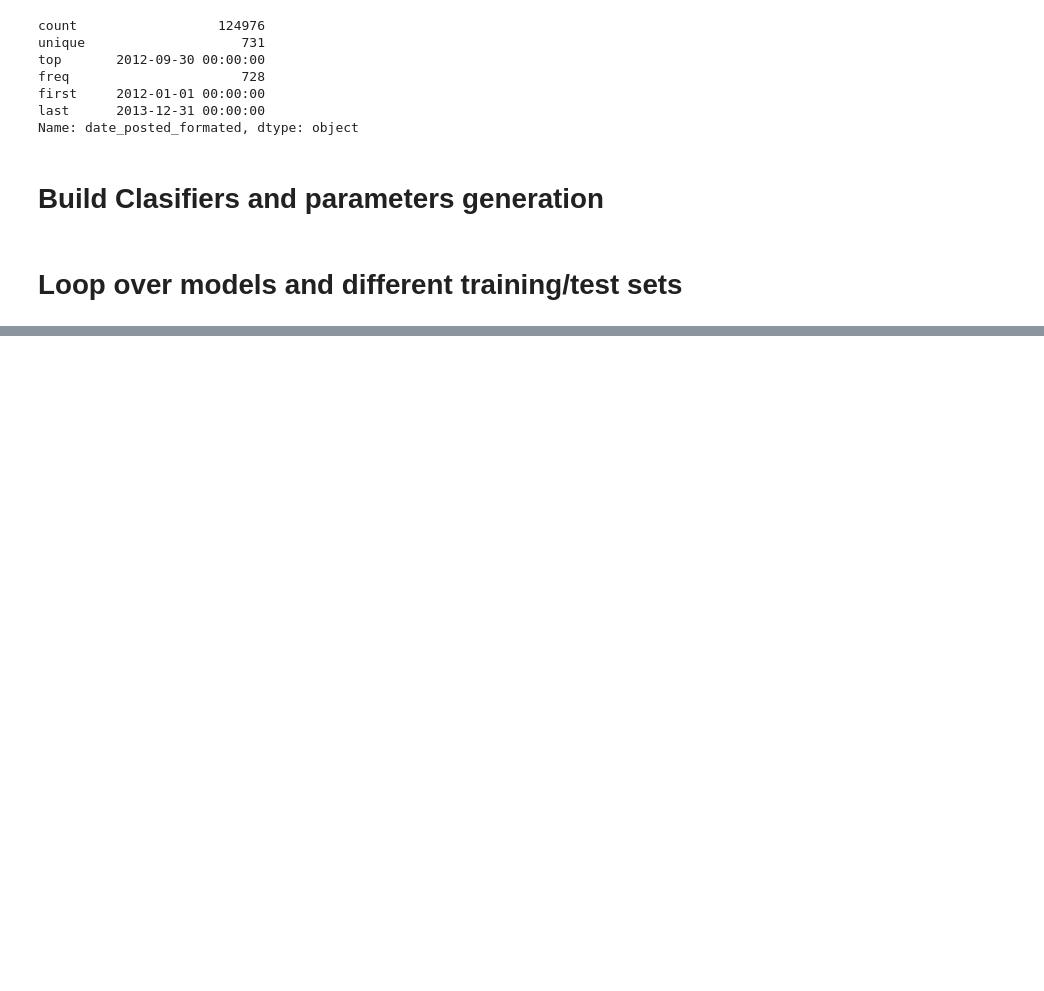
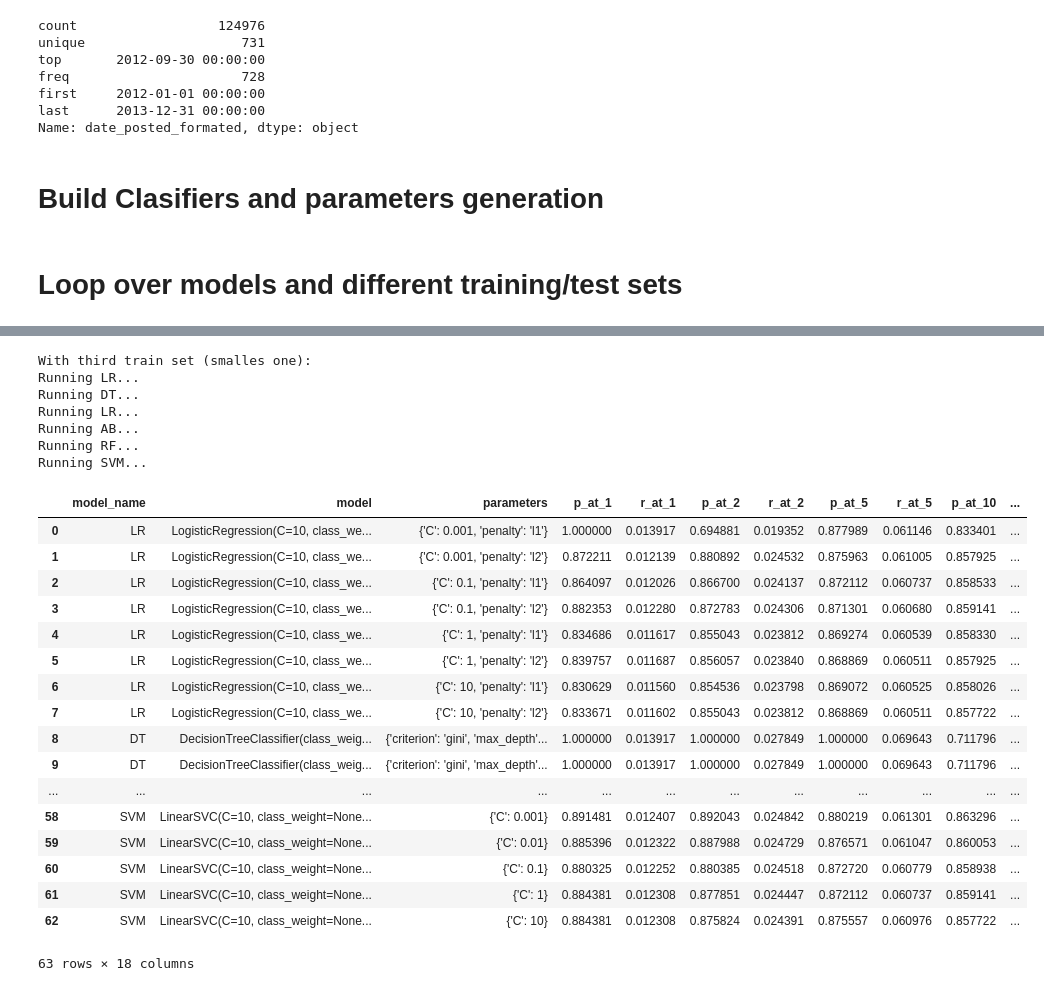
Before and after one commit to fhalamos/ML-pipeline, a Jupyter notebook: predict_donorschoose_60_days.ipynb, the cells around one changed output, grey strips where cells are left out. Saved outputs shown, nothing was run; the diff lists cells and outputs as text; code cells hidden in the pictures; blank space fills up the shorter version.

```diff
--- a/predict_donorschoose_60_days.ipynb
+++ b/predict_donorschoose_60_days.ipynb
@@ -192,0 +232,29 @@ Running RF...
+# %%
+print("With third train set (smallest one):")
+pipeline.iterate_over_models(models_to_run, models, parameters_grid, x_train_3, x_test_3, y_train_3, y_test_3)
+# %% [output]
+With third train set (smalles one):
+Running LR...
+Running DT...
+Running LR...
+Running AB...
+Running RF...
+Running SVM...
+|  | model_name | model | parameters | p_at_1 | r_at_1 | p_at_2 | r_at_2 | p_at_5 | r_at_5 | p_at_10 | ... |
+| 0 | LR | LogisticRegression(C=10, class_we... | {'C': 0.001, 'penalty': 'l1'} | 1.000000 | 0.013917 | 0.694881 | 0.019352 | 0.877989 | 0.061146 | 0.833401 | ... |
+| 1 | LR | LogisticRegression(C=10, class_we... | {'C': 0.001, 'penalty': 'l2'} | 0.872211 | 0.012139 | 0.880892 | 0.024532 | 0.875963 | 0.061005 | 0.857925 | ... |
+| 2 | LR | LogisticRegression(C=10, class_we... | {'C': 0.1, 'penalty': 'l1'} | 0.864097 | 0.012026 | 0.866700 | 0.024137 | 0.872112 | 0.060737 | 0.858533 | ... |
+| 3 | LR | LogisticRegression(C=10, class_we... | {'C': 0.1, 'penalty': 'l2'} | 0.882353 | 0.012280 | 0.872783 | 0.024306 | 0.871301 | 0.060680 | 0.859141 | ... |
+| 4 | LR | LogisticRegression(C=10, class_we... | {'C': 1, 'penalty': 'l1'} | 0.834686 | 0.011617 | 0.855043 | 0.023812 | 0.869274 | 0.060539 | 0.858330 | ... |
+| 5 | LR | LogisticRegression(C=10, class_we... | {'C': 1, 'penalty': 'l2'} | 0.839757 | 0.011687 | 0.856057 | 0.023840 | 0.868869 | 0.060511 | 0.857925 | ... |
+| 6 | LR | LogisticRegression(C=10, class_we... | {'C': 10, 'penalty': 'l1'} | 0.830629 | 0.011560 | 0.854536 | 0.023798 | 0.869072 | 0.060525 | 0.858026 | ... |
+| 7 | LR | LogisticRegression(C=10, class_we... | {'C': 10, 'penalty': 'l2'} | 0.833671 | 0.011602 | 0.855043 | 0.023812 | 0.868869 | 0.060511 | 0.857722 | ... |
+| 8 | DT | DecisionTreeClassifier(class_weig... | {'criterion': 'gini', 'max_depth'... | 1.000000 | 0.013917 | 1.000000 | 0.027849 | 1.000000 | 0.069643 | 0.711796 | ... |
+| 9 | DT | DecisionTreeClassifier(class_weig... | {'criterion': 'gini', 'max_depth'... | 1.000000 | 0.013917 | 1.000000 | 0.027849 | 1.000000 | 0.069643 | 0.711796 | ... |
+| ... | ... | ... | ... | ... | ... | ... | ... | ... | ... | ... | ... |
+| 58 | SVM | LinearSVC(C=10, class_weight=None... | {'C': 0.001} | 0.891481 | 0.012407 | 0.892043 | 0.024842 | 0.880219 | 0.061301 | 0.863296 | ... |
+| 59 | SVM | LinearSVC(C=10, class_weight=None... | {'C': 0.01} | 0.885396 | 0.012322 | 0.887988 | 0.024729 | 0.876571 | 0.061047 | 0.860053 | ... |
+| 60 | SVM | LinearSVC(C=10, class_weight=None... | {'C': 0.1} | 0.880325 | 0.012252 | 0.880385 | 0.024518 | 0.872720 | 0.060779 | 0.858938 | ... |
+| 61 | SVM | LinearSVC(C=10, class_weight=None... | {'C': 1} | 0.884381 | 0.012308 | 0.877851 | 0.024447 | 0.872112 | 0.060737 | 0.859141 | ... |
+| 62 | SVM | LinearSVC(C=10, class_weight=None... | {'C': 10} | 0.884381 | 0.012308 | 0.875824 | 0.024391 | 0.875557 | 0.060976 | 0.857722 | ... |
+63 rows × 18 columns
```
Also changed, not shown: parts of 2 cells of this notebook.
